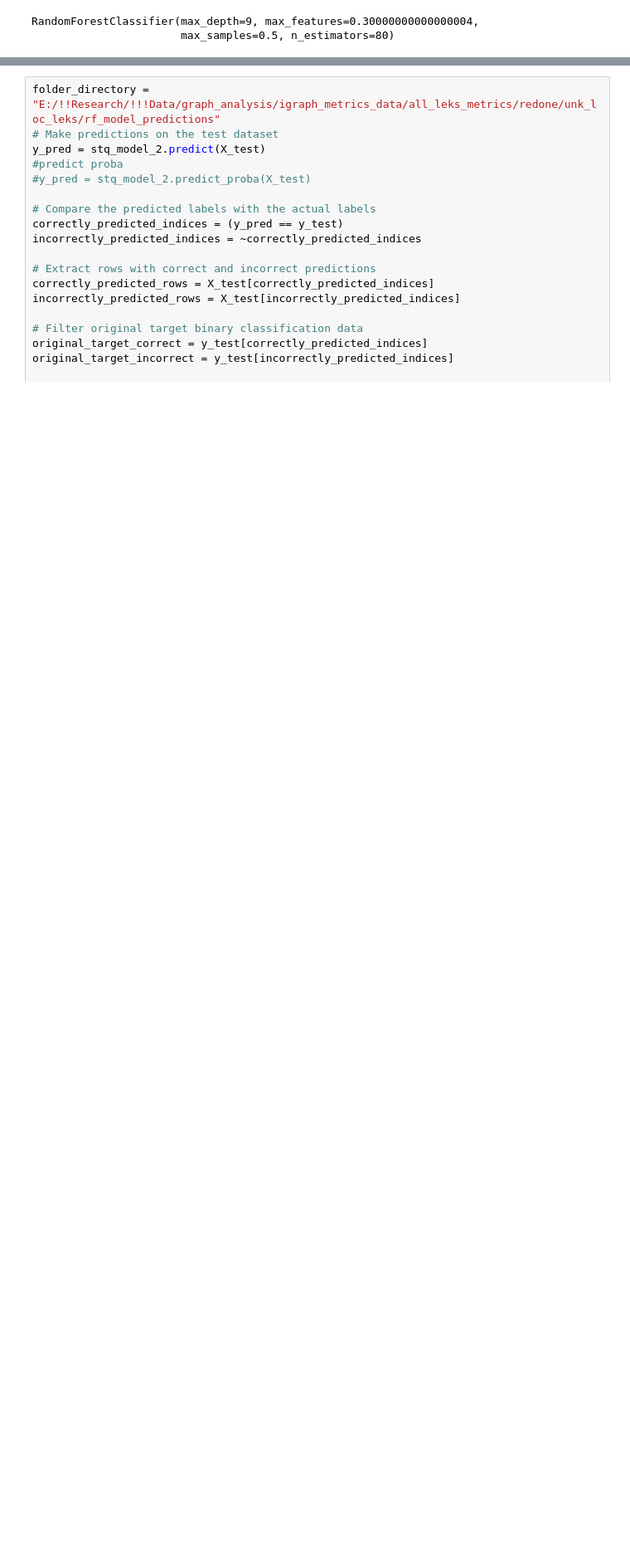
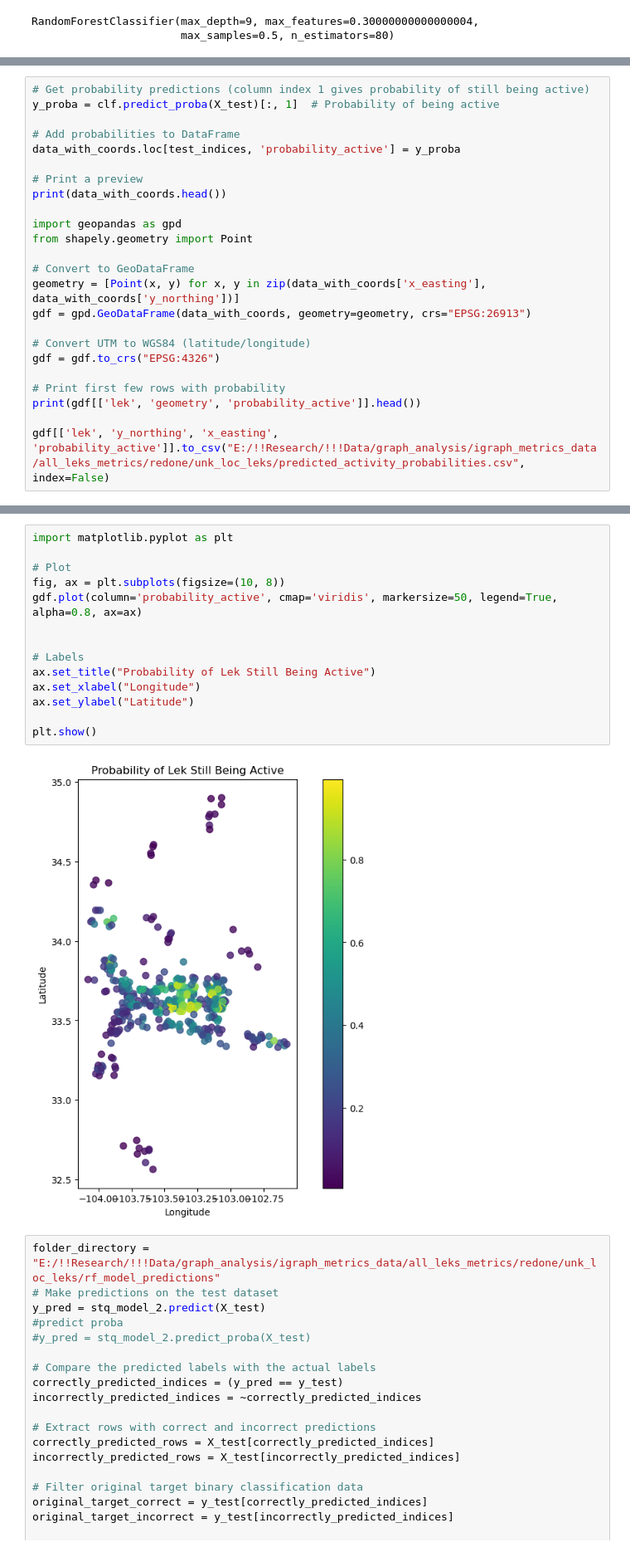
Before and after one commit to jdawsey/LEPC_Structural_Connectivity, a Jupyter notebook: igraph_scripts/prediction/xgboost_all_known.ipynb, the cells around one changed output, grey strips where cells are left out. Shown at 83% size. Drawn from its saved outputs; the diff is of its cells as text; blank space fills up the shorter version.

```diff
--- a/igraph_scripts/prediction/xgboost_all_known.ipynb
+++ b/igraph_scripts/prediction/xgboost_all_known.ipynb
@@ -390,0 +422,24 @@ shap.summary_plot(
+# %%
+# Get probability predictions (column index 1 gives probability of still being active)
+y_proba = clf.predict_proba(X_test)[:, 1]  # Probability of being active
+
+# Add probabilities to DataFrame
+data_with_coords.loc[test_indices, 'probability_active'] = y_proba
+
+# Print a preview
+print(data_with_coords.head())
+
+import geopandas as gpd
+from shapely.geometry import Point
+
+# Convert to GeoDataFrame
+geometry = [Point(x, y) for x, y in zip(data_with_coords['x_easting'], data_with_coords['y_northing'])]
+gdf = gpd.GeoDataFrame(data_with_coords, geometry=geometry, crs="EPSG:26913")
+
+# Convert UTM to WGS84 (latitude/longitude)
+gdf = gdf.to_crs("EPSG:4326")
+
+# Print first few rows with probability
+print(gdf[['lek', 'geometry', 'probability_active']].head())
+
+gdf[['lek', 'y_northing', 'x_easting', 'probability_active']].to_csv("E:/!!Research/!!!Data/graph_analysis/igraph_metrics_data/all_leks_metrics/redone/unk_loc_leks/predicted_activity_probabilities.csv", index=False)
@@ -391,3 +464,19 @@ shap.summary_plot(
+# %%
+import matplotlib.pyplot as plt
+
+# Plot
+fig, ax = plt.subplots(figsize=(10, 8))
+gdf.plot(column='probability_active', cmap='viridis', markersize=50, legend=True, alpha=0.8, ax=ax)
+
+
+# Labels
+ax.set_title("Probability of Lek Still Being Active")
+ax.set_xlabel("Longitude")
+ax.set_ylabel("Latitude")
+
+plt.show()
+# %% [output]
+[figure, added]
 # %%
 folder_directory = "E:/!!Research/!!!Data/graph_analysis/igraph_metrics_data/all_leks_metrics/redone/unk_loc_leks/rf_model_predictions"
 # Make predictions on the test dataset
```
Also changed, not shown: parts of 4 cells of this notebook, 1 other file.
